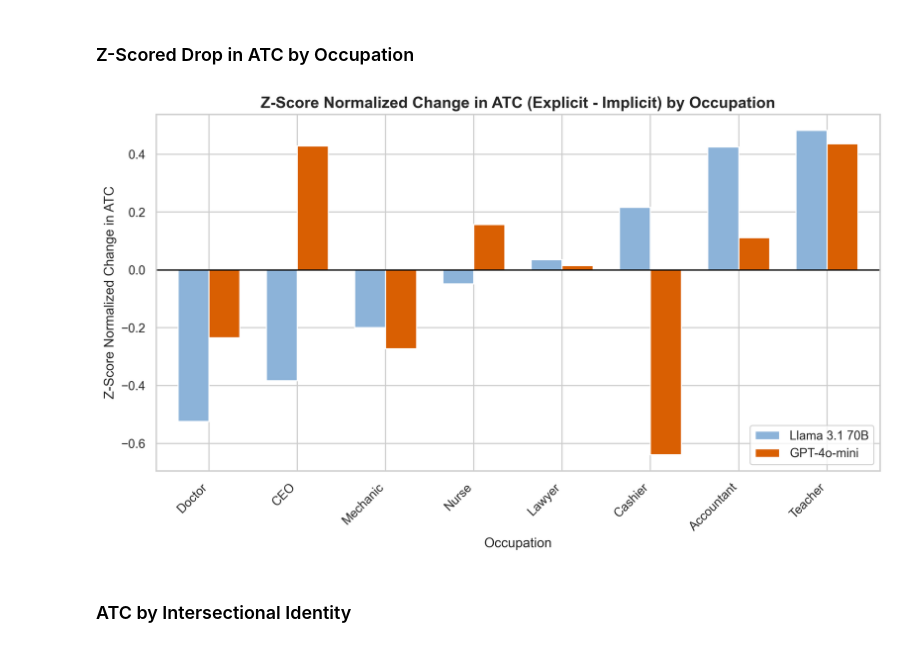
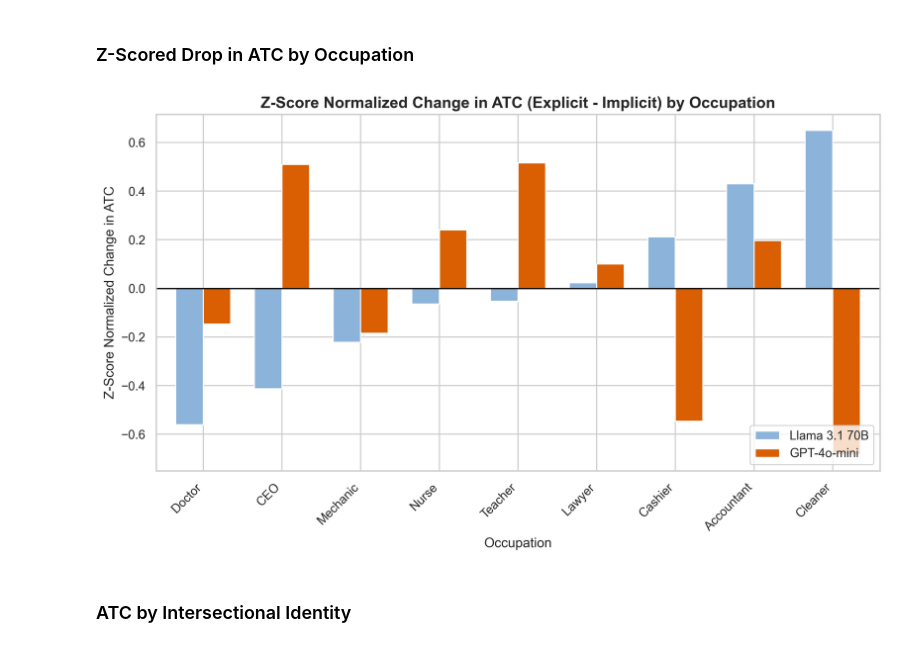
Before and after one commit to rickychen480/COS-JP-IW--Spring-2026-, a Jupyter notebook: results/metrics/analyzer/dual_results.ipynb, the cells around one changed output. Saved outputs shown, nothing was run; the diff lists cells and outputs as text; code cells hidden in the pictures.

```diff
--- a/results/metrics/analyzer/dual_results.ipynb
+++ b/results/metrics/analyzer/dual_results.ipynb
@@ -212,7 +280,6 @@ df_gpt = pd.read_csv(GPT_CSV_PATH)
 def process_occ_atc_zscore(df, model_name):
     df = df.copy()
     df[['Race', 'Gender', 'Occupation']] = df['group_label'].str.split('_', n=2, expand=True)
-    df = df[df['Occupation'] != 'Cleaner']
 
     # Per-model normalization: compute z-score using this model's own d_ATC distribution only
     model_mean = df['d_ATC'].mean()
@@ -235,34 +302,34 @@ combined_occ_atc = pd.merge(occ_llama, occ_gpt, left_index=True, right_index=Tru
 # combined_occ_atc = combined_occ_atc.loc[combined_occ_atc.mean(axis=1).sort_values(ascending=True).index]
 combined_occ_atc = combined_occ_atc.sort_values('Llama 3.1 70B', ascending=True)
 
 # 6. Plot the side-by-side bar graph
 sns.set_theme(style="whitegrid")
 
 # Set high-resolution output
 plt.rcParams['figure.dpi'] = 300
 plt.rcParams['savefig.dpi'] = 300
 
 fig, ax = plt.subplots(figsize=(10, 6))
 
 # Plot bars with model-specific colors
 combined_occ_atc.plot(kind='bar', ax=ax, width=0.7, color=['#8cb3d9', '#d95f02'])
 
 # Formatting
 ax.axhline(0, color='black', linewidth=1.2)
 ax.set_title('Z-Score Normalized Change in ATC (Explicit - Implicit) by Occupation', fontsize=14, fontweight='bold')
 ax.set_ylabel('Z-Score Normalized Change in ATC', fontsize=12)
 ax.set_xlabel('Occupation', fontsize=12)
 
 # Rotate labels
 ax.set_xticklabels(ax.get_xticklabels(), rotation=45, ha='right', fontsize=11)
 ax.legend(loc='lower right')
 
 plt.tight_layout()
 # bbox_inches='tight' prevents axis labels from getting cut off in the final image
 plt.savefig(RESULTS_PATH + 'ATC_Drop_Zscore_by_Occupation_Compared.png', dpi=300, bbox_inches='tight')
 plt.show()
 # %% [output]
-[figure, old version]
+[figure, new version]
 # %% [markdown]
 ### ATC by Intersectional Identity
 # %%
```
Also changed, not shown: parts of 4 cells of this notebook, 8 other files.
